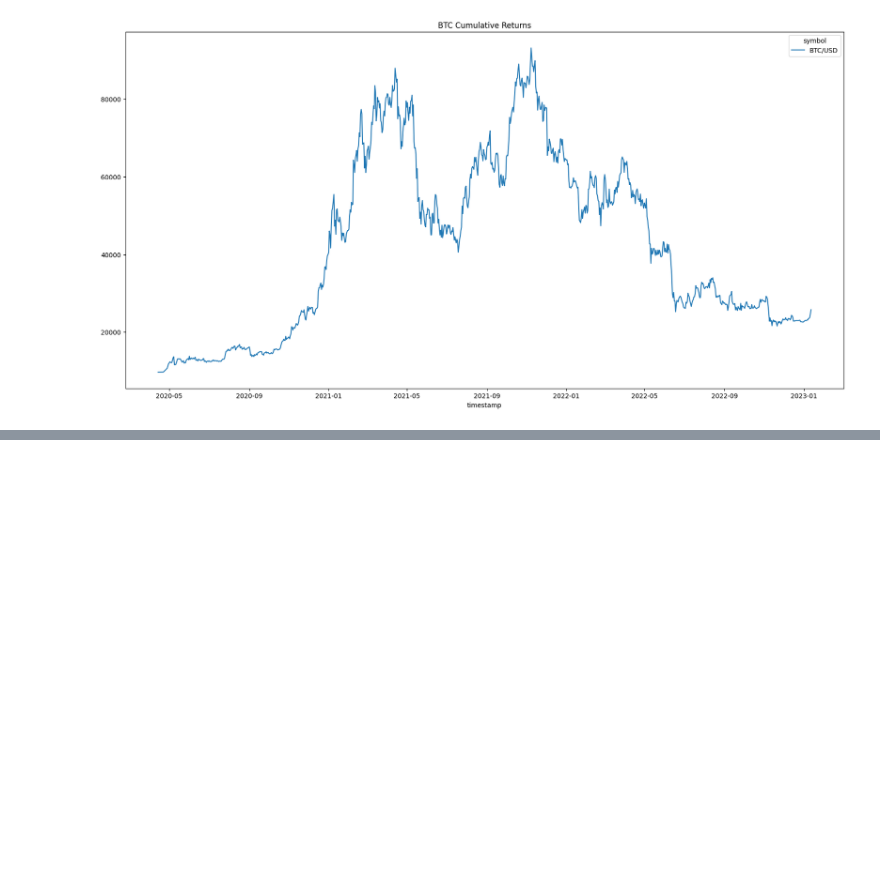
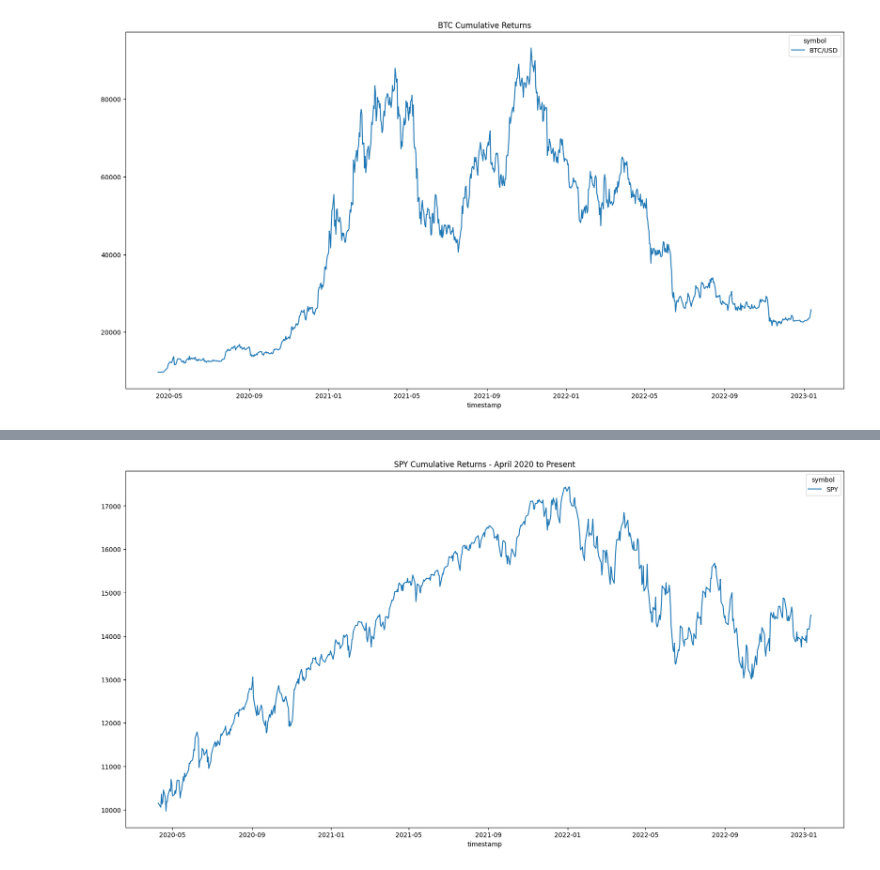
Before and after one commit to jordan-gilmartin/Alpaca-API-Data, a Jupyter notebook: Alpaca-API-Data.ipynb, the cells around one changed output, grey strips where cells are left out. Drawn from its saved outputs; the diff is of its cells as text; code cells hidden in the pictures; blank space fills up the shorter version.

Commit message:
plotting SPY returns

```diff
--- a/Alpaca-API-Data.ipynb
+++ b/Alpaca-API-Data.ipynb
@@ -673,3 +689,7 @@ btc_profit.plot(figsize=(20,10), legend=True, title="BTC Cumulative Returns - Ap
 plt.savefig("Images/BTCCumulativeReturns.png")
 # %% [output]
 [figure]
+# %%
+# Running cumulative return against initial investment to obtain current market value of investment in SPY
+spy_profit = initial_investment * SPY_cumprod
+spy_profit
@@ -675,0 +711,6 @@ plt.savefig("Images/BTCCumulativeReturns.png")
+# %%
+# Plot performance and save to Images
+spy_profit.plot(figsize=(20,10), legend=True, title="SPY Cumulative Returns - April 2020 to Present");
+plt.savefig("Images/SPYCumulativeReturns.png")
+# %% [output]
+[figure, added]
```
Also changed, not shown: parts of 2 cells of this notebook, 1 other file.
